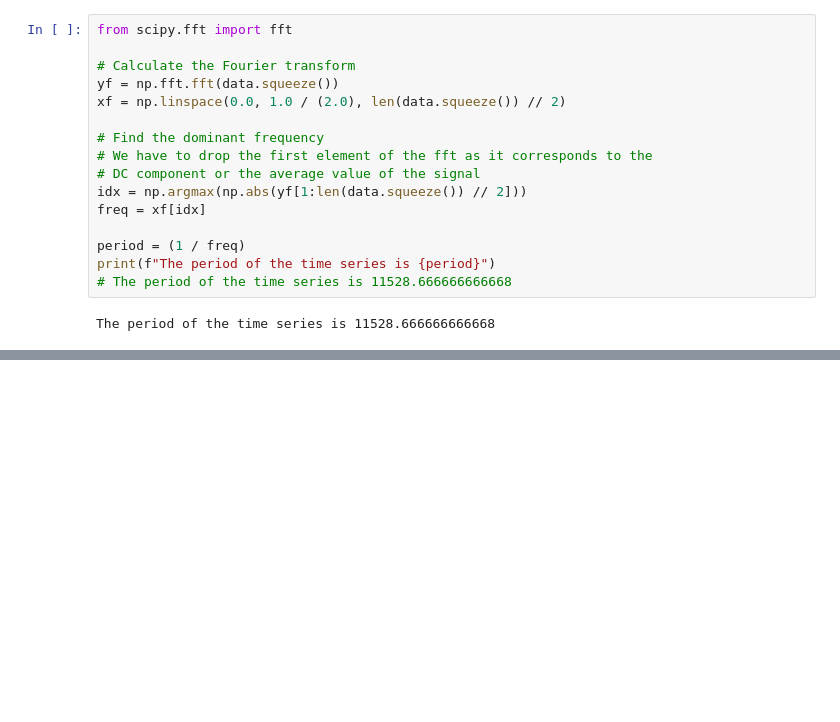
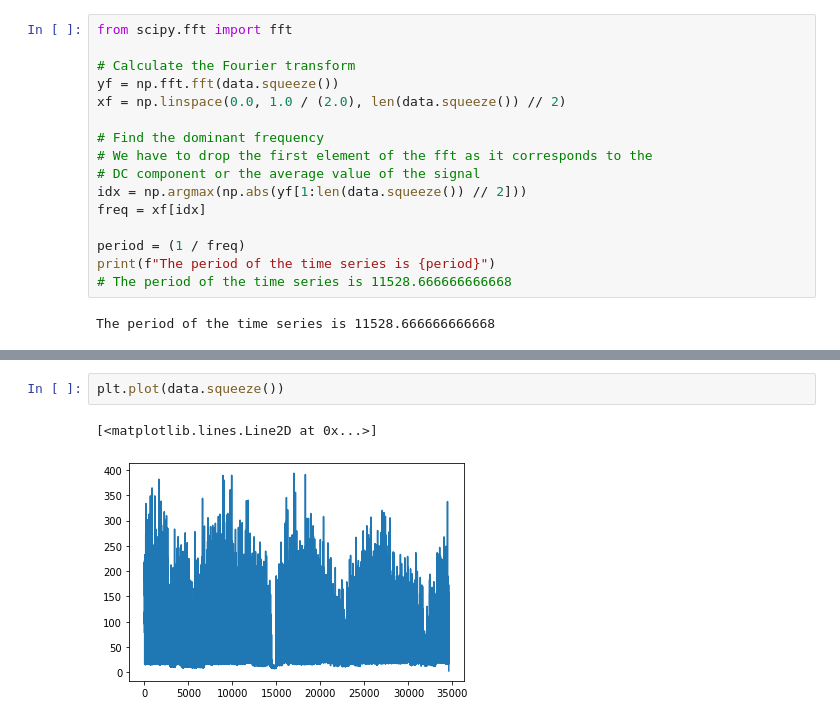
Before and after one commit to andrewlee1807/ChronoPatternNet, a Jupyter notebook: analysis/france.ipynb, the cells around one changed output, grey strips where cells are left out. Saved outputs shown, nothing was run; the diff lists cells and outputs as text; blank space fills up the shorter version.

```diff
--- a/analysis/france.ipynb
+++ b/analysis/france.ipynb
@@ -51,0 +58,5 @@ The period of the time series is 11528.666666666668
+# %%
+plt.plot(data.squeeze())
+# %% [output]
+[<matplotlib.lines.Line2D at 0x...>]
+[figure, added]
```
Also changed, not shown: parts of 1 cell of this notebook, 15 other files.
